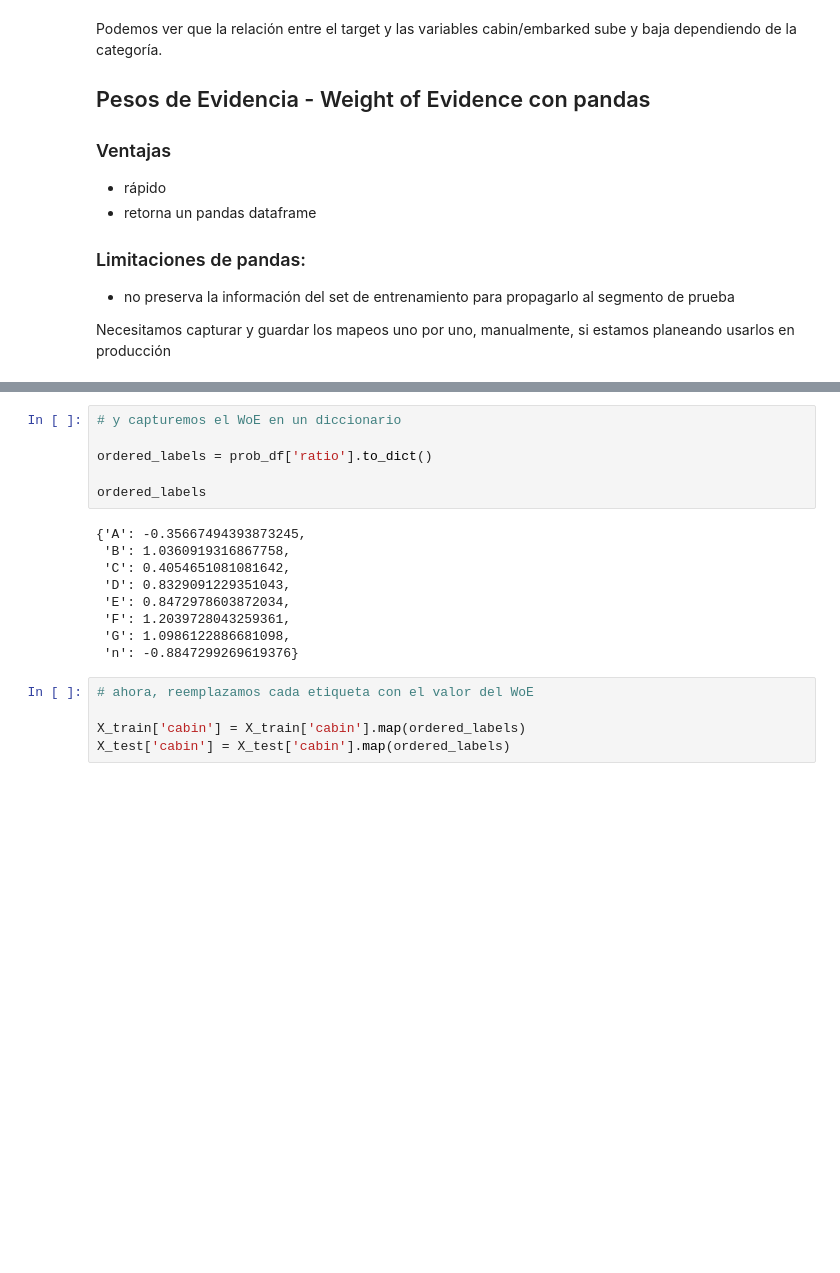
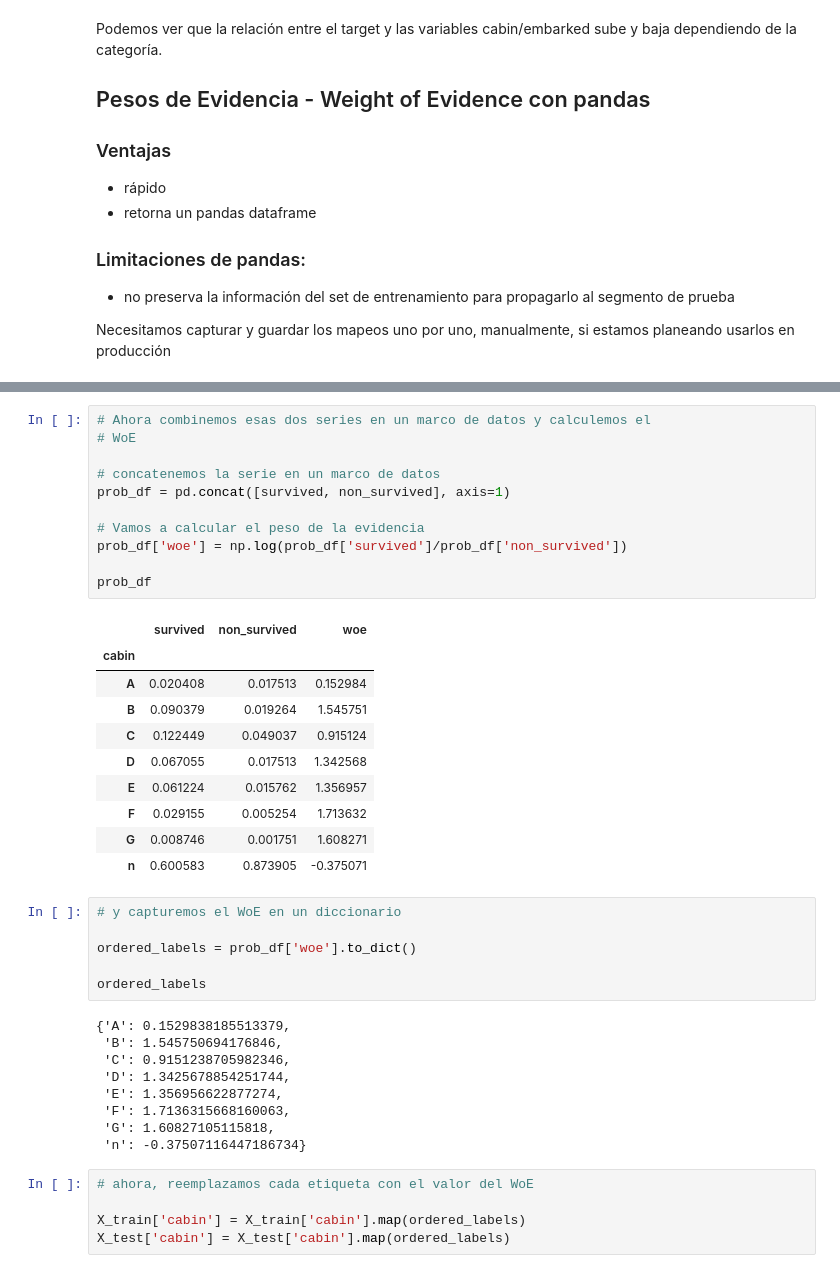
Before and after one commit to solegalli/ingenieria-de-variables, a Jupyter notebook: Section-06-Codificacion-Variables-Categoricas/06.08-Peso-de-la-Evidencia.ipynb, the cells around one changed output, grey strips where cells are left out. Saved outputs shown, nothing was run; the diff lists cells and outputs as text; blank space fills up the shorter version.

```diff
--- a/Section-06-Codificacion-Variables-Categoricas/06.08-Peso-de-la-Evidencia.ipynb
+++ b/Section-06-Codificacion-Variables-Categoricas/06.08-Peso-de-la-Evidencia.ipynb
@@ -215,18 +201,40 @@ prob_df
+# %%
+# Ahora combinemos esas dos series en un marco de datos y calculemos el
+# WoE
+
+# concatenemos la serie en un marco de datos
+prob_df = pd.concat([survived, non_survived], axis=1)
+
+# Vamos a calcular el peso de la evidencia
+prob_df['woe'] = np.log(prob_df['survived']/prob_df['non_survived'])
+
+prob_df
+# %% [output]
+|  | survived | non_survived | woe |
+| cabin |  |  |  |
+| A | 0.020408 | 0.017513 | 0.152984 |
+| B | 0.090379 | 0.019264 | 1.545751 |
+| C | 0.122449 | 0.049037 | 0.915124 |
+| D | 0.067055 | 0.017513 | 1.342568 |
+| E | 0.061224 | 0.015762 | 1.356957 |
+| F | 0.029155 | 0.005254 | 1.713632 |
+| G | 0.008746 | 0.001751 | 1.608271 |
+| n | 0.600583 | 0.873905 | -0.375071 |
 # %%
 # y capturemos el WoE en un diccionario
 
-ordered_labels = prob_df['ratio'].to_dict()
+ordered_labels = prob_df['woe'].to_dict()
 
 ordered_labels
 # %% [output]
-{'A': -0.35667494393873245,
- 'B': 1.0360919316867758,
- 'C': 0.4054651081081642,
- 'D': 0.8329091229351043,
- 'E': 0.8472978603872034,
- 'F': 1.2039728043259361,
- 'G': 1.0986122886681098,
- 'n': -0.8847299269619376}
+{'A': 0.1529838185513379,
+ 'B': 1.545750694176846,
+ 'C': 0.9151238705982346,
+ 'D': 1.3425678854251744,
+ 'E': 1.356956622877274,
+ 'F': 1.7136315668160063,
+ 'G': 1.60827105115818,
+ 'n': -0.37507116447186734}
 # %%
 # ahora, reemplazamos cada etiqueta con el valor del WoE
 
```
Also changed, not shown: parts of 26 cells of this notebook, 9 other files.
